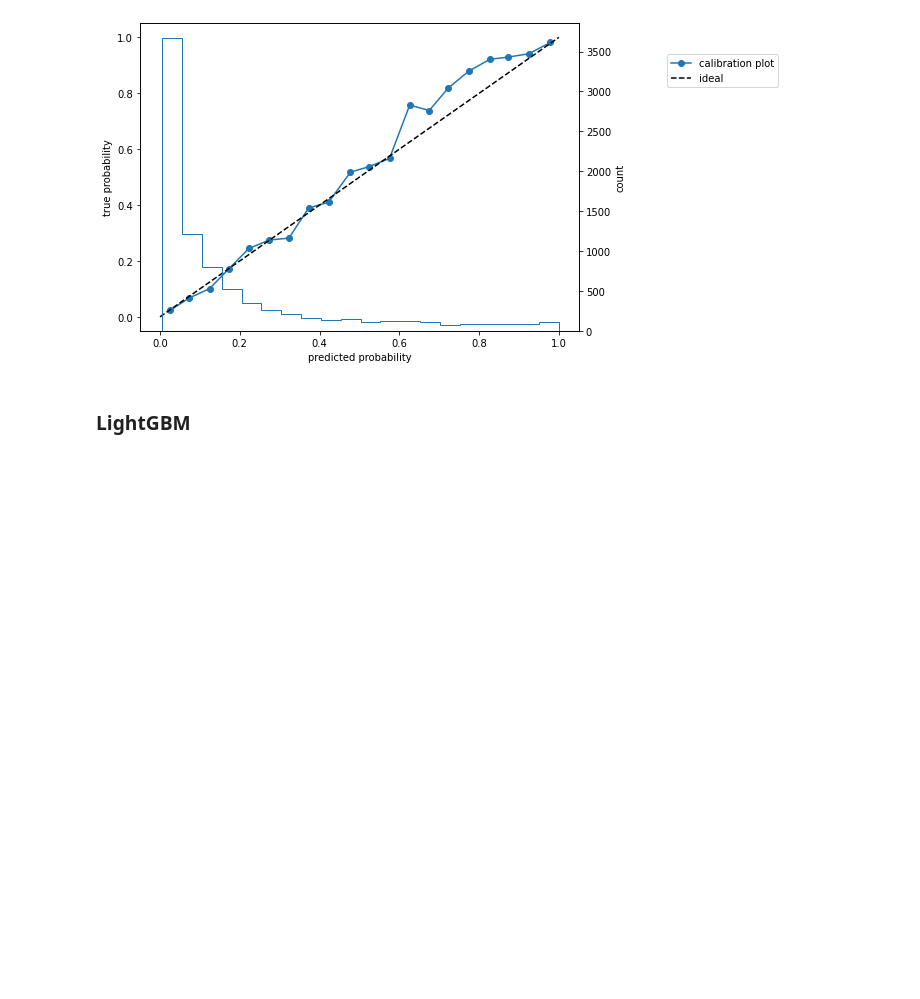
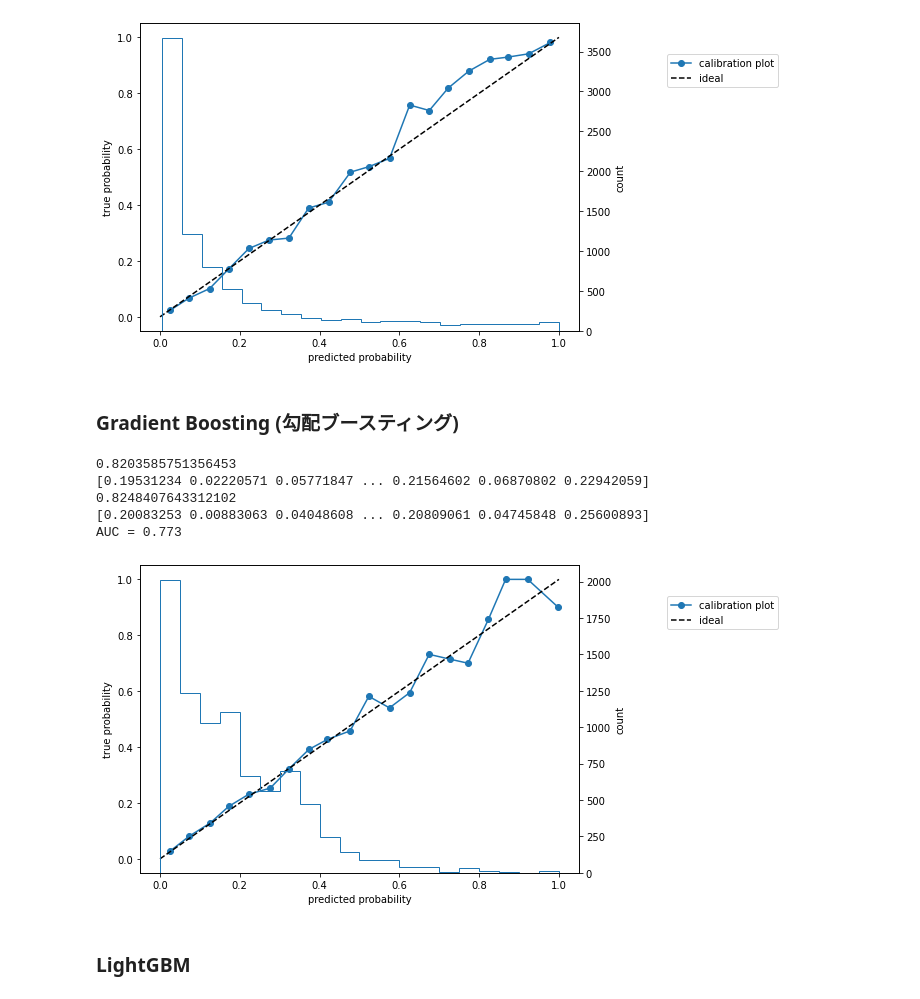
Before and after one commit to koecihtio/WorkShop, a Jupyter notebook: Analysis/propensity_score.ipynb, the cells around one changed output. Drawn from its saved outputs; the diff is of its cells as text; code cells hidden in the pictures; blank space fills up the shorter version.

```diff
--- a/Analysis/propensity_score.ipynb
+++ b/Analysis/propensity_score.ipynb
@@ -154,6 +155,33 @@ calibration_plot(y_true=y_test, y_prob=calibrated_pred)
 [0.06741903 0.01937405 0.05075457 ... 0.11809139 0.06036296 0.64063768]
 AUC = 0.889
 [figure]
+# %% [markdown]
+### Gradient Boosting (勾配ブースティング)
+# %%
+rs = 1234
+X_train, X_test, y_train, y_test = train_test_split(X, y, test_size=0.3, random_state=rs)
+clf = GradientBoostingClassifier(random_state=rs)
+clf.fit(X_train, y_train)
+pred = clf.predict_proba(X_test)[:, 1]
+print(clf.score(X_test, y_test))
+print(pred)
+
+calibrated_clf = CalibratedClassifierCV(clf, method='isotonic', cv=5)
+calibrated_clf.fit(X_train, y_train)
+calibrated_pred = calibrated_clf.predict_proba(X_test)[:, 1]
+print(calibrated_clf.score(X_test, y_test))
+print(calibrated_pred)
+
+# Gradinet Boosting: 補正後のcalibration curve
+print('AUC = {:.3f}'.format(roc_auc_score(y_true=y_test, y_score=calibrated_pred)))
+calibration_plot(y_true=y_test, y_prob=calibrated_pred)
+# %% [output]
+0.8203585751356453
+[0.19531234 0.02220571 0.05771847 ... 0.21564602 0.06870802 0.22942059]
+0.8248407643312102
+[0.20083253 0.00883063 0.04048608 ... 0.20809061 0.04745848 0.25600893]
+AUC = 0.773
+[figure, added]
 # %% [markdown]
 ### LightGBM
 # %%
```
Also changed, not shown: parts of 3 cells of this notebook, 2 other files.
